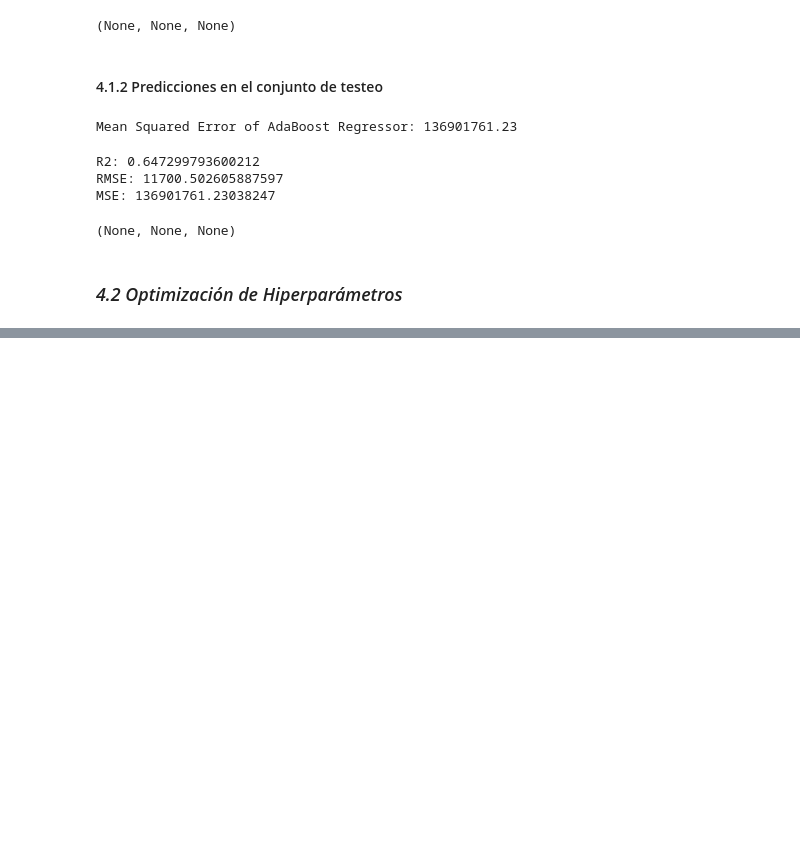
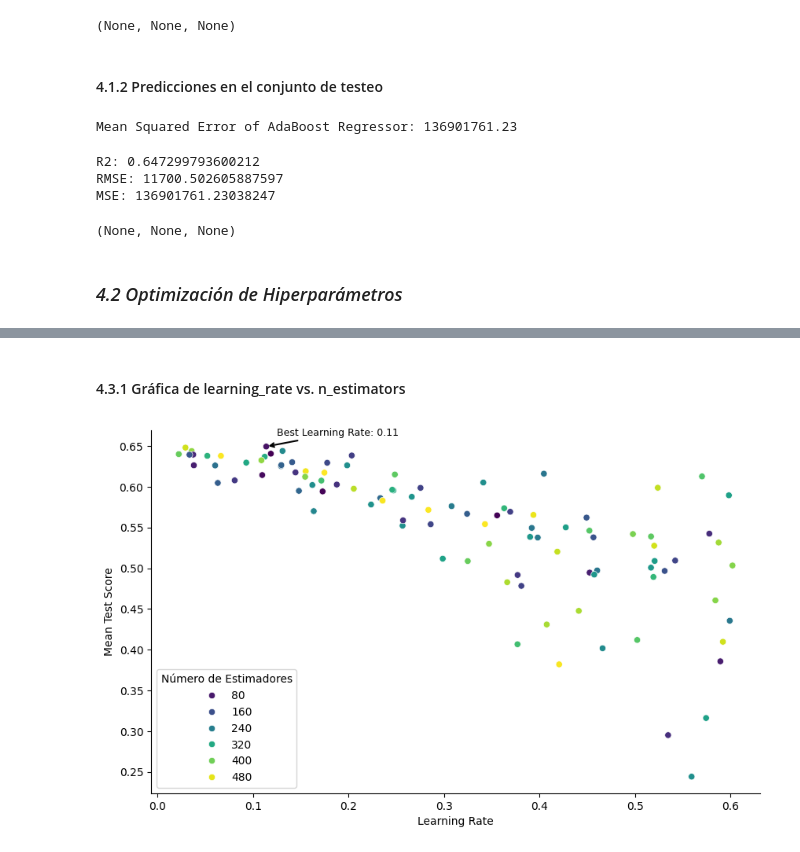
Before and after one commit to ecdiazl/capstone-project, a Jupyter notebook: XGBoost/Capstone - XGBoost v1(payload con Lasso).ipynb, the cells around one changed output, grey strips where cells are left out. Saved outputs shown, nothing was run; the diff lists cells and outputs as text; code cells hidden in the pictures; blank space fills up the shorter version.

Commit message:
grafico de hiperparámetros

```diff
--- a/XGBoost/Capstone - XGBoost v1(payload con Lasso).ipynb
+++ b/XGBoost/Capstone - XGBoost v1(payload con Lasso).ipynb
@@ -407,0 +410,6 @@ RMSE en el conjunto de prueba: 11030.48
+# %%
+# Convertir cv_results_ a un DataFrame de pandas
+results_df = pd.DataFrame(random_search_xgb.cv_results_)
+
+# Mostrar el DataFrame
+results_df.head()
@@ -407,0 +435,24 @@ RMSE en el conjunto de prueba: 11030.48
+# %% [markdown]
+#### 4.3.1 Gráfica de learning_rate vs. n_estimators
+# %%
+# graficar la relación entre el RMSE y los valores de los hiperparámetros
+plt.figure(figsize=(10,6))
+sns.scatterplot(data=results_df, x='param_learning_rate', y='mean_test_score', hue='param_n_estimators', palette='viridis')
+
+# mejoramos la visualización
+#plt.title('Mean Test Score vs. Learning Rate')
+plt.xlabel('Learning Rate')
+plt.ylabel('Mean Test Score')
+plt.legend(title='Número de Estimadores')
+sns.despine()
+
+# anotamos el mejor valor de learning rate
+plt.annotate(f'Best Learning Rate: {best_params_xgb["learning_rate"]:.2f}',
+             xy=(best_params_xgb['learning_rate'], random_search_xgb.best_score_),
+             xycoords='data', xytext=(10,10),
+             textcoords='offset points',
+             arrowprops=dict(arrowstyle="->", lw=1.5),
+             fontsize=9)
+plt.show()
+# %% [output]
+[figure, added]
```
Also changed, not shown: parts of 8 cells of this notebook, 2 other files.
